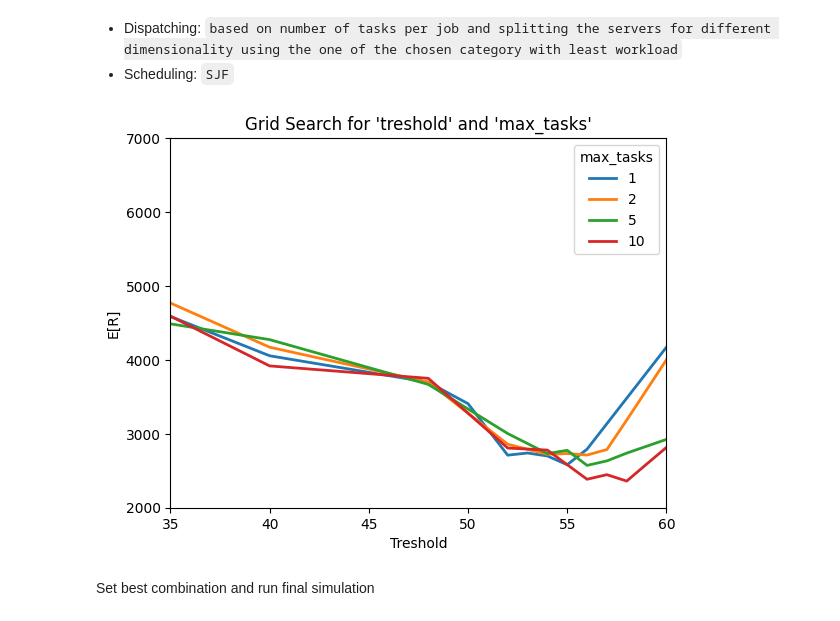
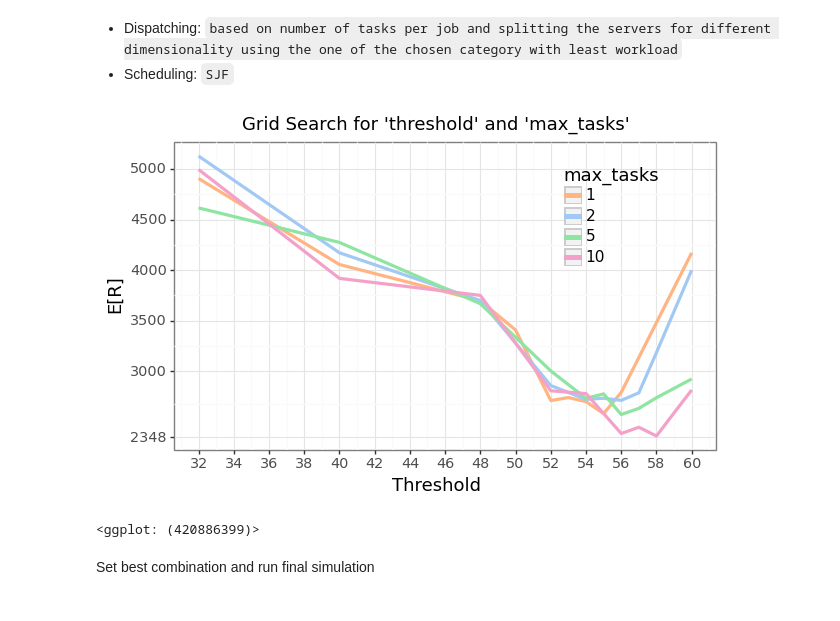
Before and after one commit to Matteo-Candi/Data_Center, a Jupyter notebook: Hw_2/main.ipynb, the cells around one changed output. Saved outputs shown, nothing was run; the diff lists cells and outputs as text; code cells hidden in the pictures.

Commit message:
Plot done

```diff
--- a/Hw_2/main.ipynb
+++ b/Hw_2/main.ipynb
@@ -488,24 +489,50 @@ def find_best_N(LB, UB, results, max_tasks, mid=None, mid_value=None):
 # # Caricamento del dizionario utilizzando pickle
 # with open(f'results_{max_tasks}.pkl', 'wb') as file:
 #     pickle.dump(results, file)
-# %%
-for el in [1, 2, 5, 10]:
-    with open(f"pickles\\results_{el}.pkl", 'rb') as file:
-        results = pickle.load(file)
-
-    results = dict(sorted(results.items()))
-    ticks = results.keys()
-    values = results.values()
-    plt.plot(ticks, values, label = f'{el}', linewidth=2)
-
-plt.title("Grid Search for 'treshold' and 'max_tasks'")
-plt.xlabel('Treshold')
-plt.ylabel('E[R]')
-plt.xlim(35, 60)
-plt.ylim(2_000, 7_000)
-plt.legend(title = 'max_tasks');
-# %% [output]
-[figure, removed]
+# %%
+colors = ["#FFB482", "#A1C9F4", "#8DE5A1", "#F4A1C9"]
+
+line_size = 1.3
+text_size = 13
+
+# Read the data from pickle files
+data_plot = []
+for el in [1, 2, 5, 10]:
+    with open(f"pickles/results_{el}.pkl", 'rb') as file:
+        results = pickle.load(file)
+    results = dict(sorted(results.items()))
+    for tick, value in results.items():
+        data_plot.append({'Tick': tick, 'Value': value, 'el': el})
+data_plot = pd.DataFrame(data_plot)
+data_plot = data_plot[data_plot['Tick'] >= 20]
+
+
+# Plot
+(
+    ggplot(data_plot)
+    + aes(x='Tick', y='Value', color='factor(el)')
+    + geom_line(size=line_size)
+    + labs(x='Threshold', y='E[R]', title="Grid Search for 'threshold' and 'max_tasks'")
+    + theme_bw()
+    + theme(
+        text=element_text(size=text_size),
+        axis_text_x=element_text(size=text_size * 0.8),
+        axis_text_y=element_text(size=text_size * 0.8),
+        legend_title=element_text(size=text_size),
+        legend_text=element_text(size=text_size * 0.85),
+        legend_background=element_rect(fill='None'),
+        legend_key_size=13,
+        legend_position=(0.75, 0.7),
+        legend_direction='vertical',
+        figure_size=(7, 4),
+    )
+    + scale_color_manual(values=colors, guide='legend', name='max_tasks', labels=['1', '2', '5', '10'])
+    + scale_x_continuous(breaks=range(32, 61, 2))
+    + scale_y_continuous(breaks=[2348, 3000, 3500, 4000, 4500, 5000])
+)
+# %% [output]
+[figure, added]
+<ggplot: (420886399)>
 # %% [markdown]
 Set best combination and run final simulation
 # %%
```
Also changed, not shown: parts of 8 cells of this notebook, 1 other file.
